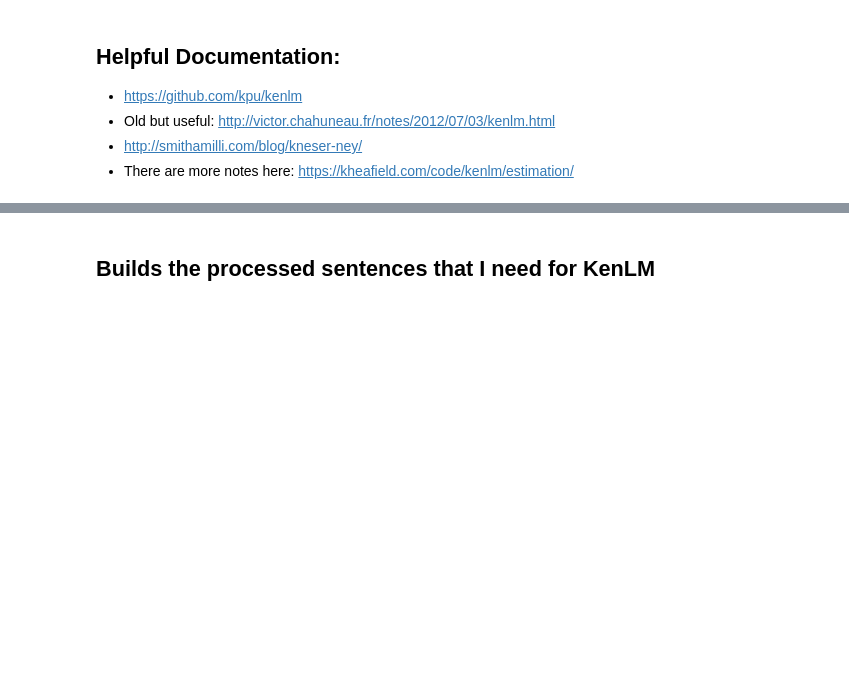
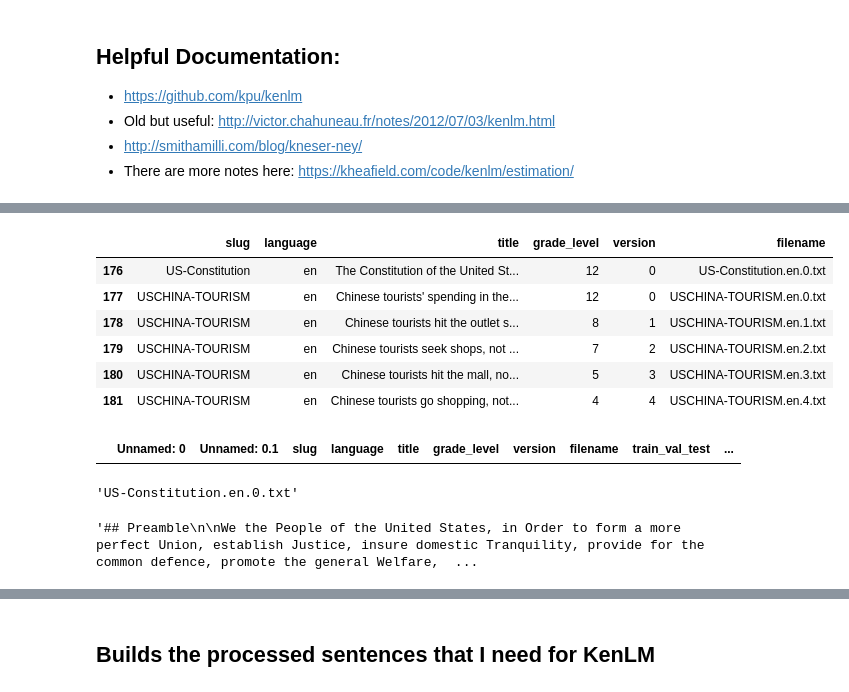
Before and after one commit to stephtzeng/autograder, a Jupyter notebook: src/create_arpas.ipynb, the cells around one changed output, grey strips where cells are left out. Cells and saved outputs as stored; diff of their text form; code cells hidden in the pictures; blank space fills up the shorter version.

```diff
--- a/src/create_arpas.ipynb
+++ b/src/create_arpas.ipynb
@@ -23,0 +92,14 @@ articleLM.metadata_split.head()
+# %%
+articleLM.metadata[(['US' in x for x in articleLM.metadata.slug])]
+# %% [output]
+|  | slug | language | title | grade_level | version | filename |
+| 176 | US-Constitution | en | The Constitution of the United St... | 12 | 0 | US-Constitution.en.0.txt |
+| 177 | USCHINA-TOURISM | en | Chinese tourists' spending in the... | 12 | 0 | USCHINA-TOURISM.en.0.txt |
+| 178 | USCHINA-TOURISM | en | Chinese tourists hit the outlet s... | 8 | 1 | USCHINA-TOURISM.en.1.txt |
+| 179 | USCHINA-TOURISM | en | Chinese tourists seek shops, not ... | 7 | 2 | USCHINA-TOURISM.en.2.txt |
+| 180 | USCHINA-TOURISM | en | Chinese tourists hit the mall, no... | 5 | 3 | USCHINA-TOURISM.en.3.txt |
+| 181 | USCHINA-TOURISM | en | Chinese tourists go shopping, not... | 4 | 4 | USCHINA-TOURISM.en.4.txt |
+# %%
+articleLM.metadata_split[articleLM.metadata_split.filename=='US-Constitution.en.0.txt']
+# %% [output]
+|  | Unnamed: 0 | Unnamed: 0.1 | slug | language | title | grade_level | version | filename | train_val_test | ... |
@@ -23,0 +140,8 @@ articleLM.metadata_split.head()
+# %%
+articleLM.metadata.filename[176]
+# %% [output]
+'US-Constitution.en.0.txt'
+# %%
+articleLM.get_article_text(articleLM.metadata.filename[176])
+# %% [output]
+'## Preamble\n\nWe the People of the United States, in Order to form a more perfect Union, establish Justice, insure domestic Tranquility, provide for the common defence, promote the general Welfare,  ...
```
Also changed, not shown: parts of 61 cells of this notebook, 9 other files.
